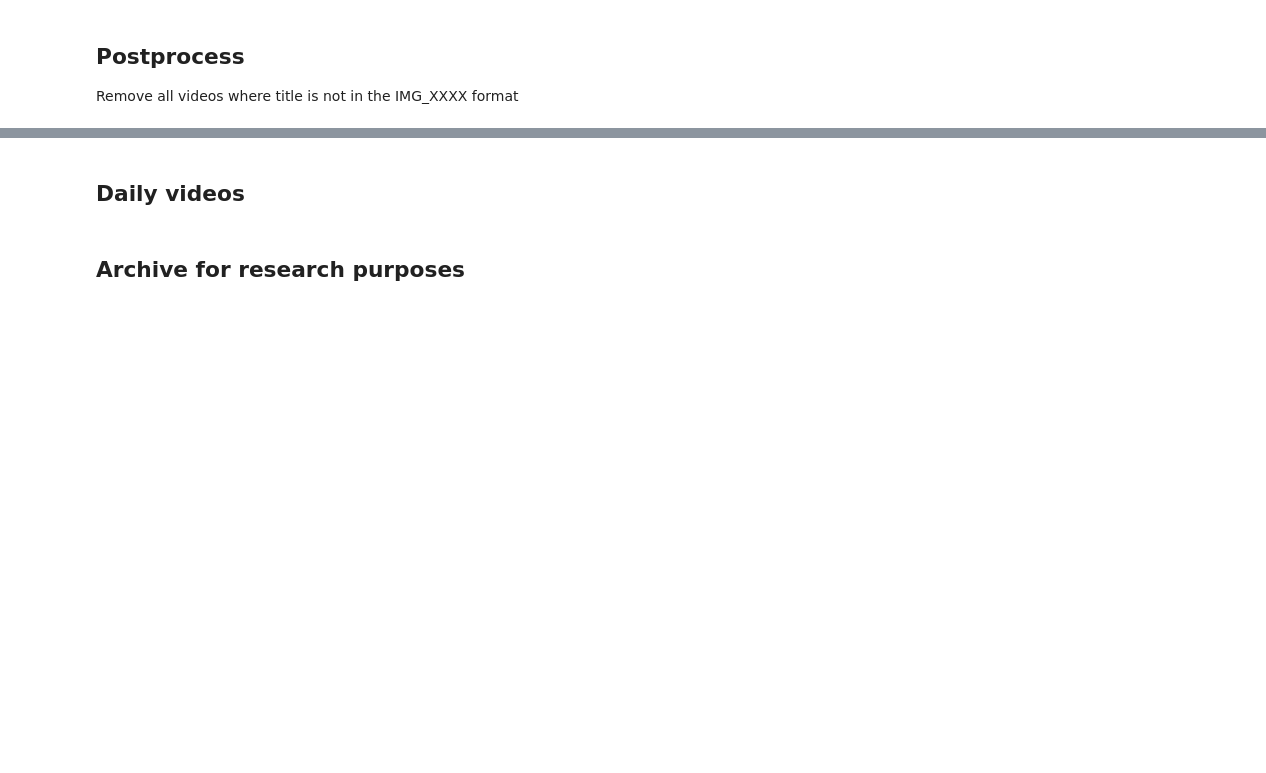
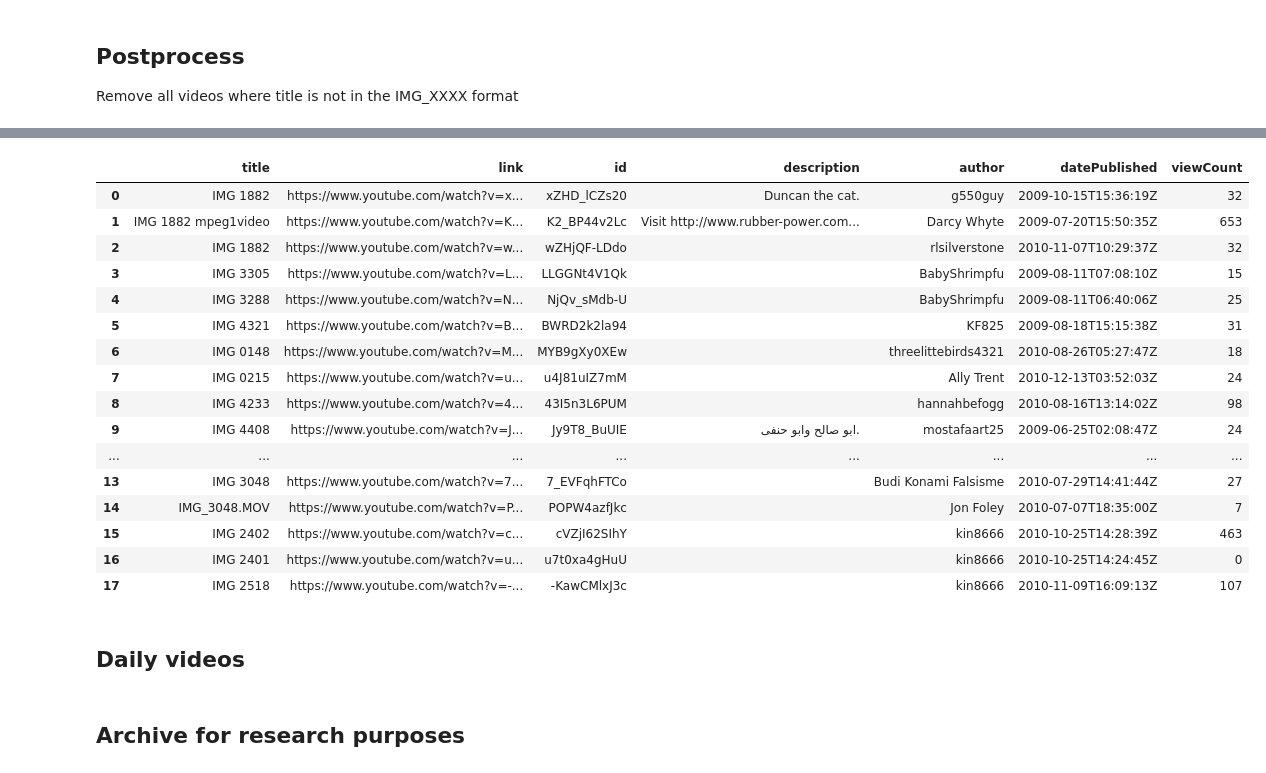
Before and after one commit to img-portal/data, a Jupyter notebook: notebooks/data-pipeline.ipynb, the cells around one changed output, grey strips where cells are left out. Cells and saved outputs as stored; diff of their text form; code cells hidden in the pictures; blank space fills up the shorter version.

```diff
--- a/notebooks/data-pipeline.ipynb
+++ b/notebooks/data-pipeline.ipynb
@@ -181,0 +175,28 @@ filtered_df.head(60)
+# %%
+# Fetch view count
+from apiclient.discovery import build
+
+for idx, row in filtered_df.iterrows():
+
+    print(row['id'])
+
+    youtube = build("youtube", "v3", developerKey=SECRET_KEY)
+
+    # Query the videos endpoint with the specified part and video ID
+    response = youtube.videos().list(
+        part="statistics",
+        id=row['id']
+    ).execute()
+
+    # Extract items from the response
+    items = response.get("items", [])
+    if not items:
+        raise ValueError(f"No items found for videoId: {row['id']}")
+
+    # Extract the 'statistics' object, then the 'viewCount'
+    stats = items[0].get("statistics", {})
+    view_count_str = stats.get("viewCount", 0)
+
+    print(view_count_str)
+
+    filtered_df.at[idx, 'viewCount'] = view_count_str
@@ -182,3 +221,23 @@ filtered_df.head(60)
+# %%
+filtered_df.head(60)
+# %% [output]
+|  | title | link | id | description | author | datePublished | viewCount |
+| 0 | IMG 1882 | https://www.youtube.com/watch?v=x... | xZHD_lCZs20 | Duncan the cat. | g550guy | 2009-10-15T15:36:19Z | 32 |
+| 1 | IMG 1882 mpeg1video | https://www.youtube.com/watch?v=K... | K2_BP44v2Lc | Visit http://www.rubber-power.com... | Darcy Whyte | 2009-07-20T15:50:35Z | 653 |
+| 2 | IMG 1882 | https://www.youtube.com/watch?v=w... | wZHjQF-LDdo |  | rlsilverstone | 2010-11-07T10:29:37Z | 32 |
+| 3 | IMG 3305 | https://www.youtube.com/watch?v=L... | LLGGNt4V1Qk |  | BabyShrimpfu | 2009-08-11T07:08:10Z | 15 |
+| 4 | IMG 3288 | https://www.youtube.com/watch?v=N... | NjQv_sMdb-U |  | BabyShrimpfu | 2009-08-11T06:40:06Z | 25 |
+| 5 | IMG 4321 | https://www.youtube.com/watch?v=B... | BWRD2k2la94 |  | KF825 | 2009-08-18T15:15:38Z | 31 |
+| 6 | IMG 0148 | https://www.youtube.com/watch?v=M... | MYB9gXy0XEw |  | threelittebirds4321 | 2010-08-26T05:27:47Z | 18 |
+| 7 | IMG 0215 | https://www.youtube.com/watch?v=u... | u4J81uIZ7mM |  | Ally Trent | 2010-12-13T03:52:03Z | 24 |
+| 8 | IMG 4233 | https://www.youtube.com/watch?v=4... | 43I5n3L6PUM |  | hannahbefogg | 2010-08-16T13:14:02Z | 98 |
+| 9 | IMG 4408 | https://www.youtube.com/watch?v=J... | Jy9T8_BuUIE | ابو صالح وابو حنفى. | mostafaart25 | 2009-06-25T02:08:47Z | 24 |
+| ... | ... | ... | ... | ... | ... | ... | ... |
+| 13 | IMG 3048 | https://www.youtube.com/watch?v=7... | 7_EVFqhFTCo |  | Budi Konami Falsisme | 2010-07-29T14:41:44Z | 27 |
+| 14 | IMG_3048.MOV | https://www.youtube.com/watch?v=P... | POPW4azfJkc |  | Jon Foley | 2010-07-07T18:35:00Z | 7 |
+| 15 | IMG 2402 | https://www.youtube.com/watch?v=c... | cVZjI62SIhY |  | kin8666 | 2010-10-25T14:28:39Z | 463 |
+| 16 | IMG 2401 | https://www.youtube.com/watch?v=u... | u7t0xa4gHuU |  | kin8666 | 2010-10-25T14:24:45Z | 0 |
+| 17 | IMG 2518 | https://www.youtube.com/watch?v=-... | -KawCMlxJ3c |  | kin8666 | 2010-11-09T16:09:13Z | 107 |
 # %% [markdown]
 ## Daily videos
 # %%
```
Also changed, not shown: parts of 8 cells of this notebook, 2 other files.
